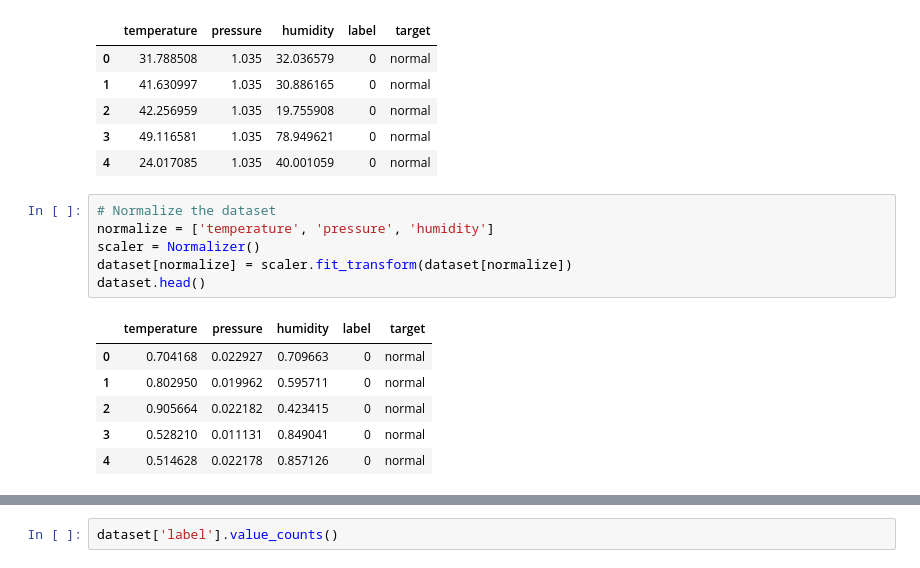
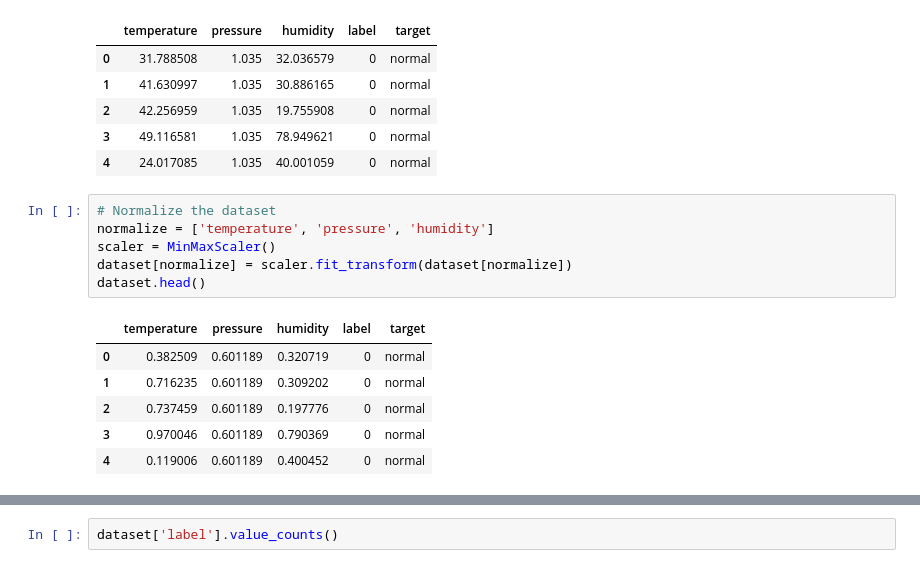
Before and after one commit to Hongwei-Z/SC-MLIDS, a Jupyter notebook: Data_Preprocessing.ipynb, the cells around one changed output, grey strips where cells are left out. Saved outputs shown, nothing was run; the diff lists cells and outputs as text.

Commit message:
change to MinMaxScaler

```diff
--- a/Data_Preprocessing.ipynb
+++ b/Data_Preprocessing.ipynb
@@ -63,13 +63,13 @@ dataset.head()
 # %%
 # Normalize the dataset
 normalize = ['temperature', 'pressure', 'humidity']
-scaler = Normalizer()
+scaler = MinMaxScaler()
 dataset[normalize] = scaler.fit_transform(dataset[normalize])
 dataset.head()
 # %% [output]
 |  | temperature | pressure | humidity | label | target |
-| 0 | 0.704168 | 0.022927 | 0.709663 | 0 | normal |
-| 1 | 0.802950 | 0.019962 | 0.595711 | 0 | normal |
-| 2 | 0.905664 | 0.022182 | 0.423415 | 0 | normal |
-| 3 | 0.528210 | 0.011131 | 0.849041 | 0 | normal |
-| 4 | 0.514628 | 0.022178 | 0.857126 | 0 | normal |
+| 0 | 0.382509 | 0.601189 | 0.320719 | 0 | normal |
+| 1 | 0.716235 | 0.601189 | 0.309202 | 0 | normal |
+| 2 | 0.737459 | 0.601189 | 0.197776 | 0 | normal |
+| 3 | 0.970046 | 0.601189 | 0.790369 | 0 | normal |
+| 4 | 0.119006 | 0.601189 | 0.400452 | 0 | normal |
```
Also changed, not shown: parts of 3 cells of this notebook.
